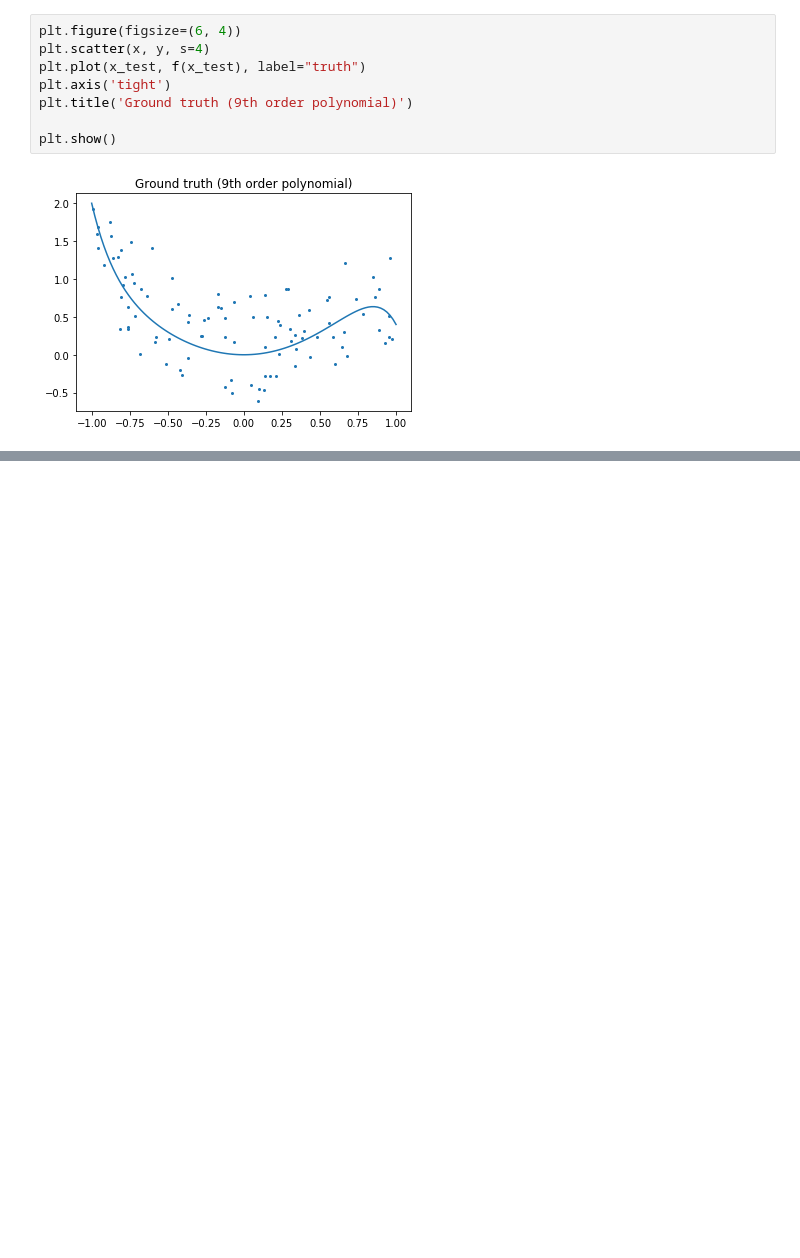
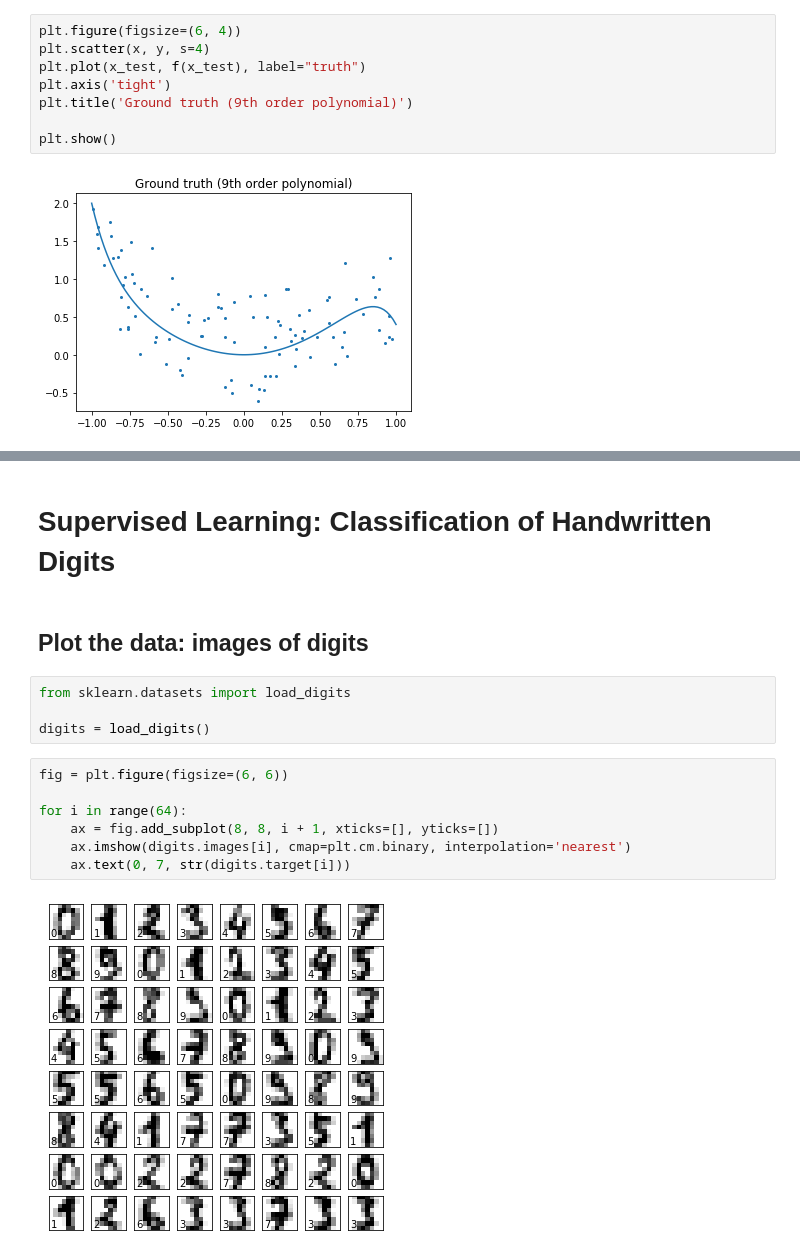
Before and after one commit to alex-mark/scipy-lecture, a Jupyter notebook: scipy-lecture3.6_scikit-learn.ipynb, the cells around one changed output, grey strips where cells are left out. Drawn from its saved outputs; the diff is of its cells as text; blank space fills up the shorter version.

Commit message:
supervied learning

```diff
--- a/scipy-lecture3.6_scikit-learn.ipynb
+++ b/scipy-lecture3.6_scikit-learn.ipynb
@@ -323,0 +416,17 @@ plt.show()
+# %% [markdown]
+# Supervised Learning: Classification of Handwritten Digits
+# %% [markdown]
+## Plot the data: images of digits
+# %%
+from sklearn.datasets import load_digits
+
+digits = load_digits()
+# %%
+fig = plt.figure(figsize=(6, 6))
+
+for i in range(64):
+    ax = fig.add_subplot(8, 8, i + 1, xticks=[], yticks=[])
+    ax.imshow(digits.images[i], cmap=plt.cm.binary, interpolation='nearest')
+    ax.text(0, 7, str(digits.target[i]))
+# %% [output]
+[figure, added]
```
Also changed, not shown: parts of 65 cells of this notebook.
